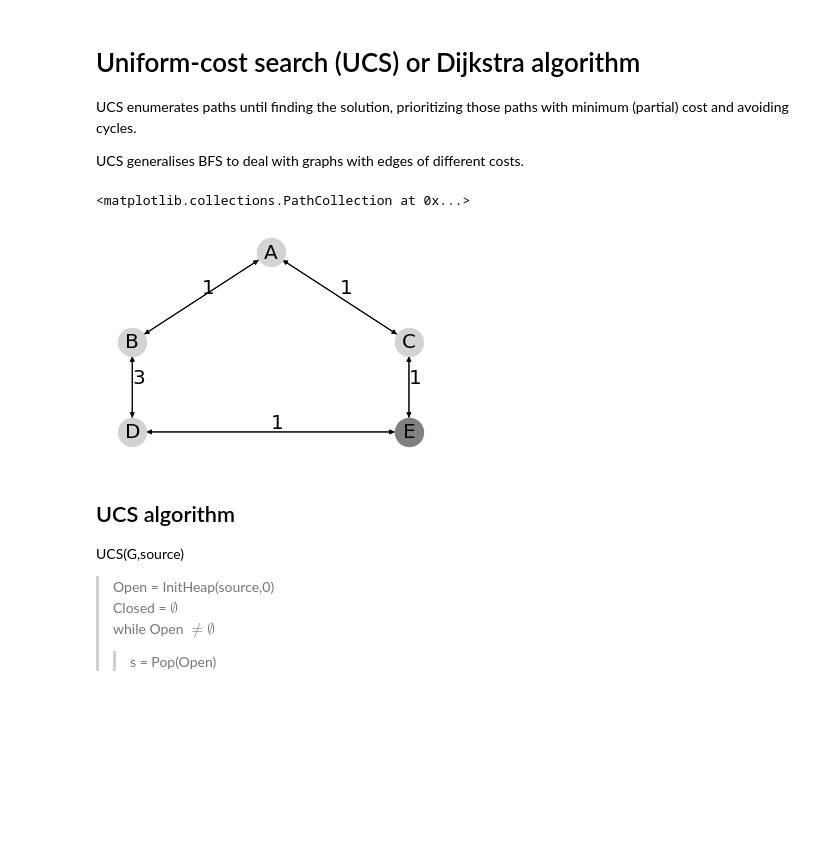
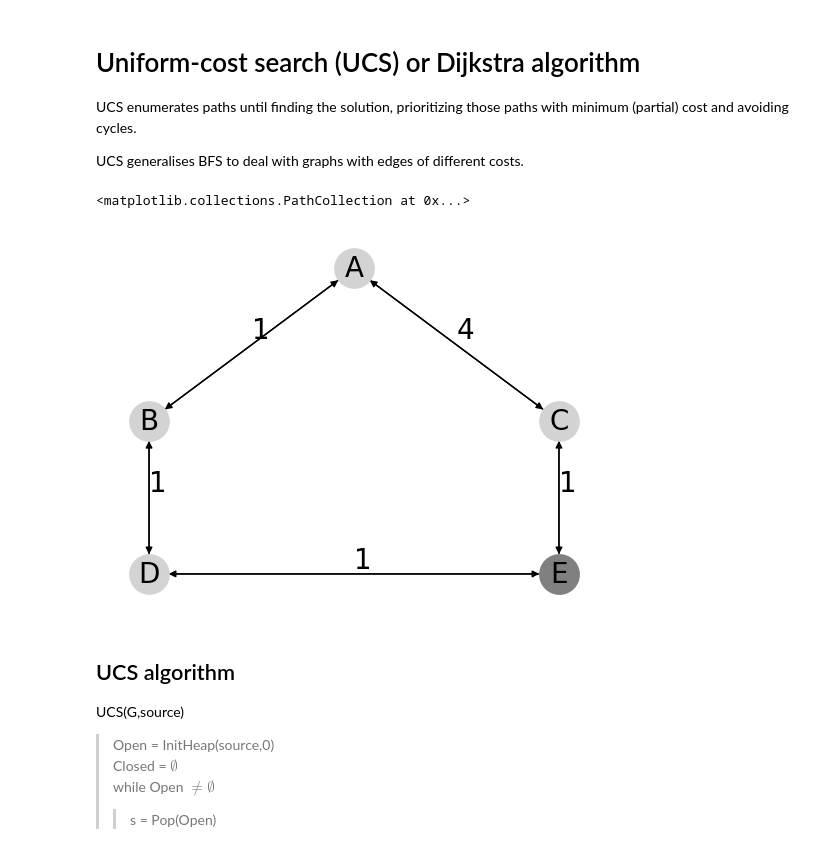
Before and after one commit to jorcisai/SIN, a Jupyter notebook: block1/search/ucs.ipynb, the cells around one changed output. Drawn from its saved outputs; the diff is of its cells as text; code cells hidden in the pictures; blank space fills up the shorter version.

Commit message:
Generalization to deal with repeated nodes when drawing graph

```diff
--- a/block1/search/ucs.ipynb
+++ b/block1/search/ucs.ipynb
@@ -7,23 +7,23 @@ UCS generalises BFS to deal with graphs with edges of different costs.
 # %%
 import matplotlib.pyplot as plt
 import networkx as nx
 import pydot
 # G is a graph represented as an adjancency list.
 # G is a hash table (dictionary) with each node as a key, and value, the list of adjacent nodes
 G={'A':['B','C'],'B':['A','D'],'C':['A','E'],'D':['B','E'],'E':['C','D']}
-W={('A','B'): 1, ('A', 'C'): 4, ('B','A'): 1, ('B','D'): 1, ('C','A'): 4, ('C','E'): 1, ('C','A'): 1, ('D','B'): 3, ('D','E'): 1, ('E','C'): 1,  ('E','D'): 1}
+W={('A','B'): 1, ('A', 'C'): 4, ('B','A'): 1, ('B','D'): 1, ('C','A'): 4, ('C','E'): 1, ('D','B'): 1, ('D','E'): 1, ('E','C'): 1,  ('E','D'): 1}
 nxG=nx.DiGraph(G)
 nx.set_edge_attributes(nxG, values = W, name = 'weight')
 source='A'
 Target=['E']
 pos_nodes = {'A': (20, 300), 'B': (10, 200), 'C': (30, 200), 'D': (10, 100), 'E': (30, 100)}
 nx.draw_networkx_edge_labels(nxG, pos=pos_nodes,edge_labels=W,font_size=20,
   horizontalalignment="left",verticalalignment="bottom",rotate=False, label_pos=0.5)
 nx.draw(nxG,pos=pos_nodes, with_labels=True, node_color="lightgray", node_size=800, font_size=20)
 nx.draw_networkx_nodes(nxG,pos=pos_nodes, nodelist=Target, node_color='gray', node_size=800)
 # %% [output]
 <matplotlib.collections.PathCollection at 0x...>
-[figure, old version]
+[figure, new version]
 # %% [markdown]
 
 ## UCS algorithm
```
Also changed, not shown: parts of 5 cells of this notebook, 1 other file.
